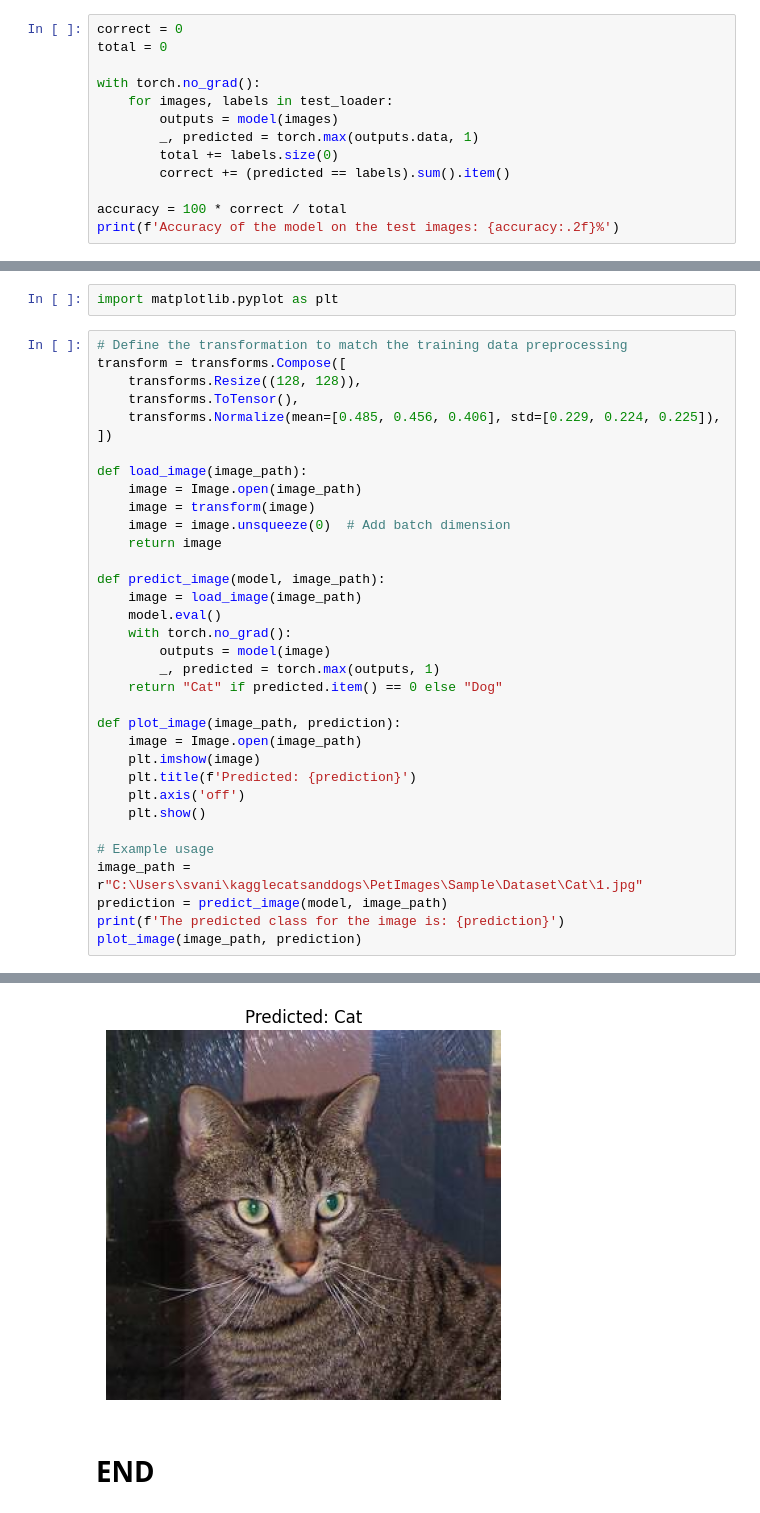
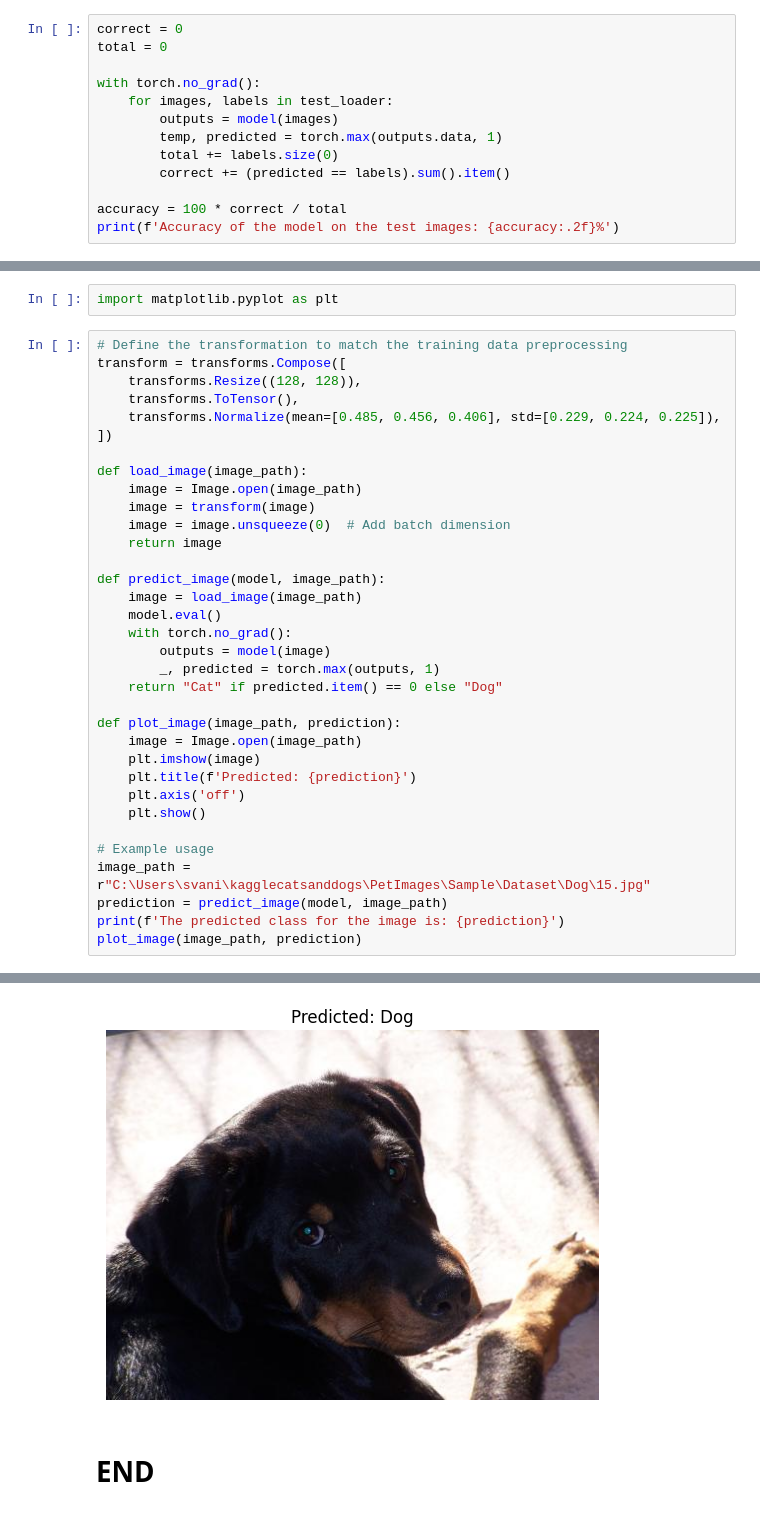
Before and after one commit to SDineshKumar1304/DogCat_C-assification, a Jupyter notebook: code/NewTrain.ipynb, the cells around one changed output, grey strips where cells are left out. Saved outputs shown, nothing was run; the diff lists cells and outputs as text.

```diff
--- a/code/NewTrain.ipynb
+++ b/code/NewTrain.ipynb
@@ -327,7 +347,7 @@ total = 0
 with torch.no_grad():
     for images, labels in test_loader:
         outputs = model(images)
-        _, predicted = torch.max(outputs.data, 1)
+        temp, predicted = torch.max(outputs.data, 1)
         total += labels.size(0)
         correct += (predicted == labels).sum().item()
 
@@ -386,7 +404,7 @@ def plot_image(image_path, prediction):
     plt.show()
 
 # Example usage
-image_path = r"C:\Users\svani\kagglecatsanddogs\PetImages\Sample\Dataset\Cat\1.jpg"
+image_path = r"C:\Users\svani\kagglecatsanddogs\PetImages\Sample\Dataset\Dog\15.jpg"
 prediction = predict_image(model, image_path)
 print(f'The predicted class for the image is: {prediction}')
 plot_image(image_path, prediction)
@@ -395,3 +413,3 @@ The predicted class for the image is: Cat
-[figure, old version]
+[figure, new version]
 # %% [markdown]
 # END
```
Also changed, not shown: parts of 11 cells of this notebook, 1 other file.
